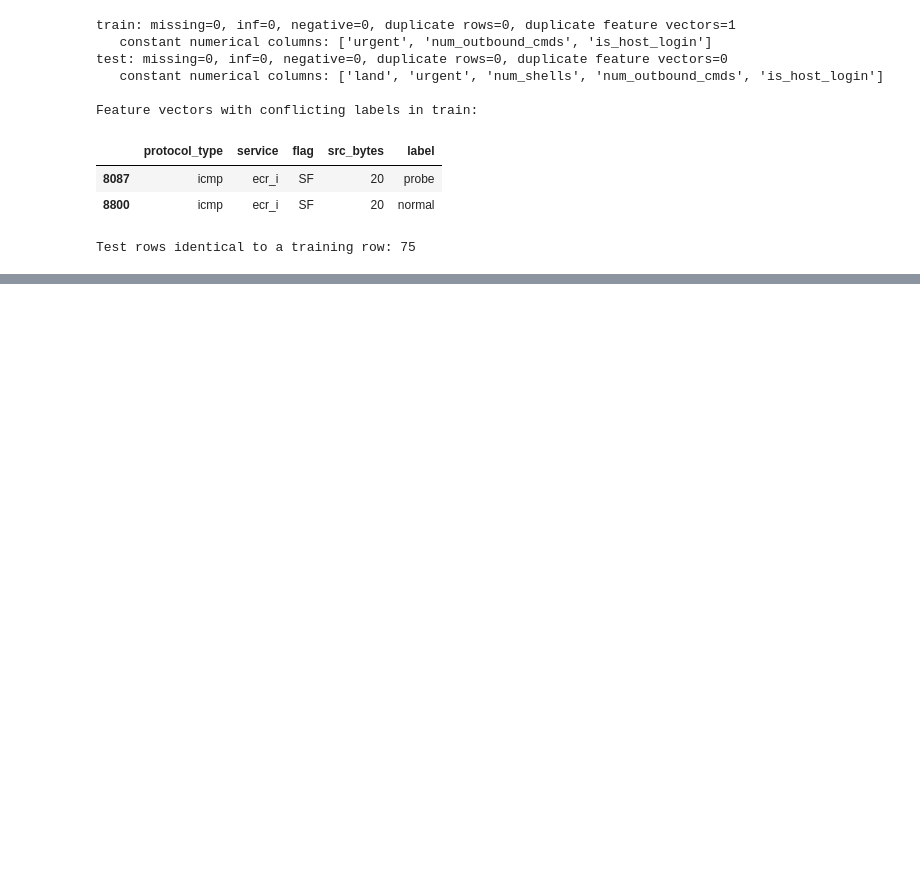
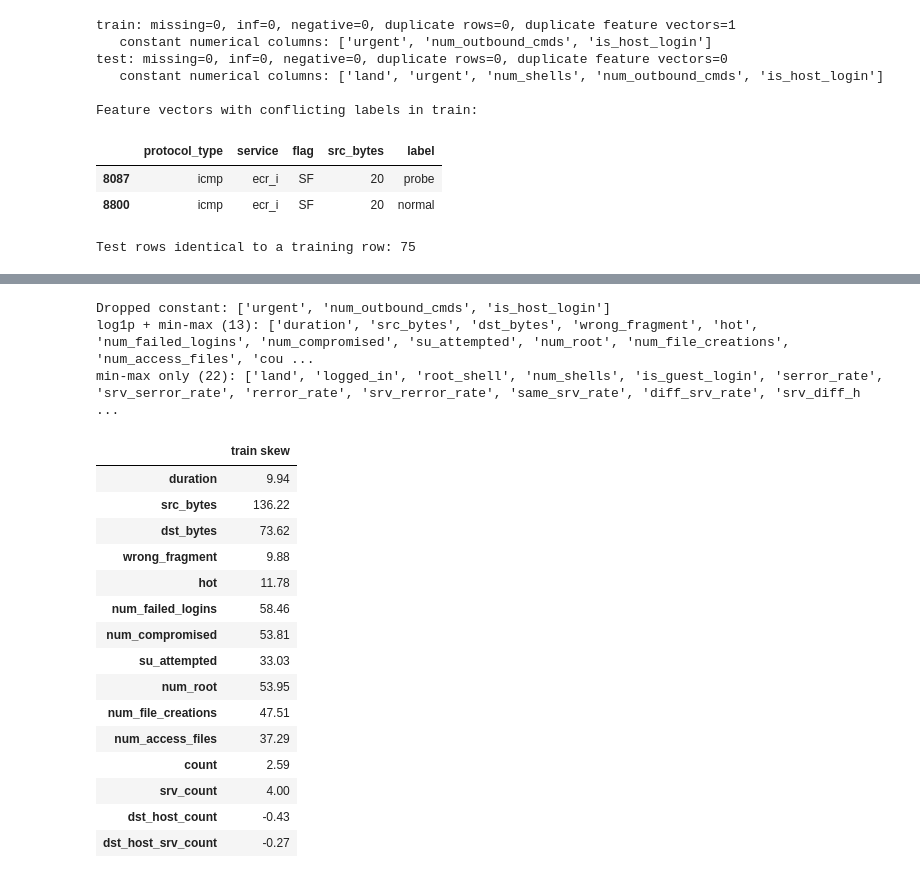
Before and after one commit to HaxelThePenguine/AI-Cybersecurity_labs2026, a Jupyter notebook: Lab_03/lab3.ipynb, the cells around one changed output, grey strips where cells are left out. Saved outputs shown, nothing was run; the diff lists cells and outputs as text; code cells hidden in the pictures; blank space fills up the shorter version.

```diff
--- a/Lab_03/lab3.ipynb
+++ b/Lab_03/lab3.ipynb
@@ -131,0 +140,35 @@ Heavy-tailed numerical features (train):
+# %%
+from sklearn.compose import ColumnTransformer
+from sklearn.pipeline import Pipeline
+from sklearn.preprocessing import OneHotEncoder, StandardScaler, MinMaxScaler, FunctionTransformer
+
+CONST_COLS = [c for c in NUM_COLS if train_raw[c].nunique() == 1]
+NUM_KEEP = [c for c in NUM_COLS if c not in CONST_COLS]
+RATE_COLS = [c for c in NUM_KEEP if c.endswith('_rate')]
+skew = train_raw[NUM_KEEP].skew()
+LOG_COLS = [c for c in NUM_KEEP if c not in RATE_COLS and c not in BIN01_COLS and skew[c] > 2]
+LIN_COLS = [c for c in NUM_KEEP if c not in LOG_COLS]
+print('Dropped constant:', CONST_COLS)
+print(f'log1p + min-max ({len(LOG_COLS)}):', LOG_COLS)
+print(f'min-max only ({len(LIN_COLS)}):', LIN_COLS)
+display(skew[LOG_COLS + ['count', 'srv_count', 'dst_host_count', 'dst_host_srv_count']].drop_duplicates().round(2).to_frame('train skew'))
+# %% [output]
+Dropped constant: ['urgent', 'num_outbound_cmds', 'is_host_login']
+log1p + min-max (13): ['duration', 'src_bytes', 'dst_bytes', 'wrong_fragment', 'hot', 'num_failed_logins', 'num_compromised', 'su_attempted', 'num_root', 'num_file_creations', 'num_access_files', 'cou ...
+min-max only (22): ['land', 'logged_in', 'root_shell', 'num_shells', 'is_guest_login', 'serror_rate', 'srv_serror_rate', 'rerror_rate', 'srv_rerror_rate', 'same_srv_rate', 'diff_srv_rate', 'srv_diff_h ...
+|  | train skew |
+| duration | 9.94 |
+| src_bytes | 136.22 |
+| dst_bytes | 73.62 |
+| wrong_fragment | 9.88 |
+| hot | 11.78 |
+| num_failed_logins | 58.46 |
+| num_compromised | 53.81 |
+| su_attempted | 33.03 |
+| num_root | 53.95 |
+| num_file_creations | 47.51 |
+| num_access_files | 37.29 |
+| count | 2.59 |
+| srv_count | 4.00 |
+| dst_host_count | -0.43 |
+| dst_host_srv_count | -0.27 |
```
Also changed, not shown: parts of 5 cells of this notebook, 1 other file.
